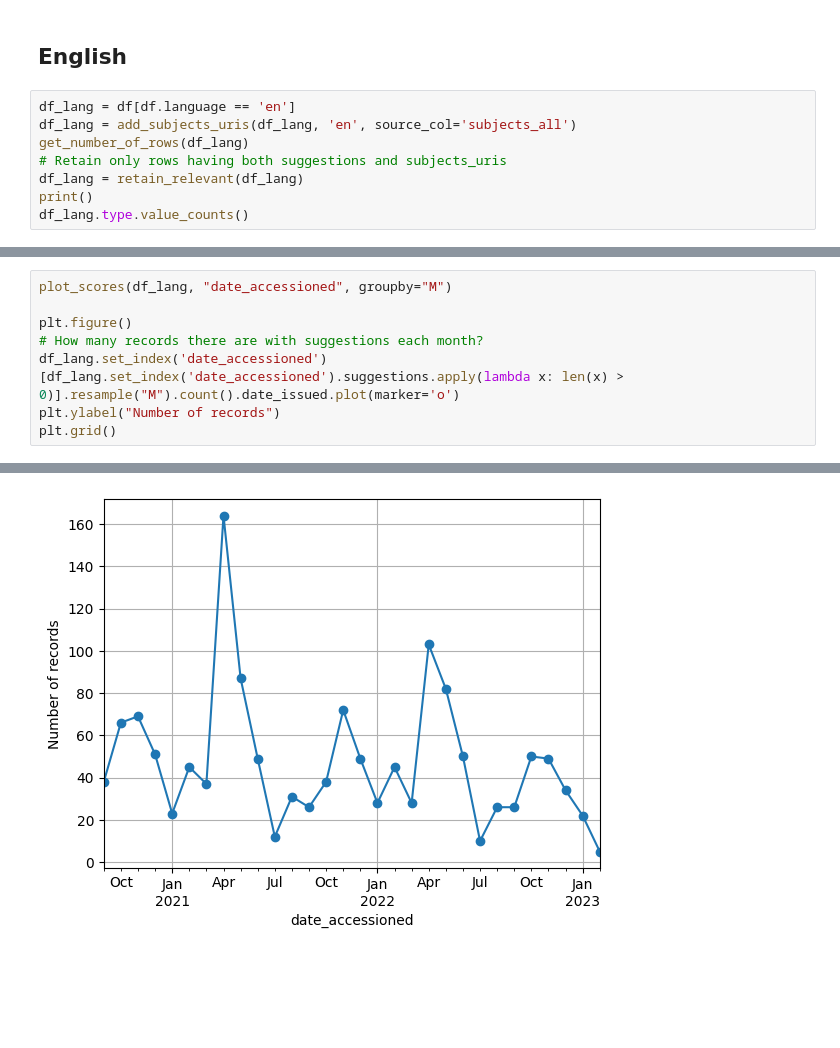
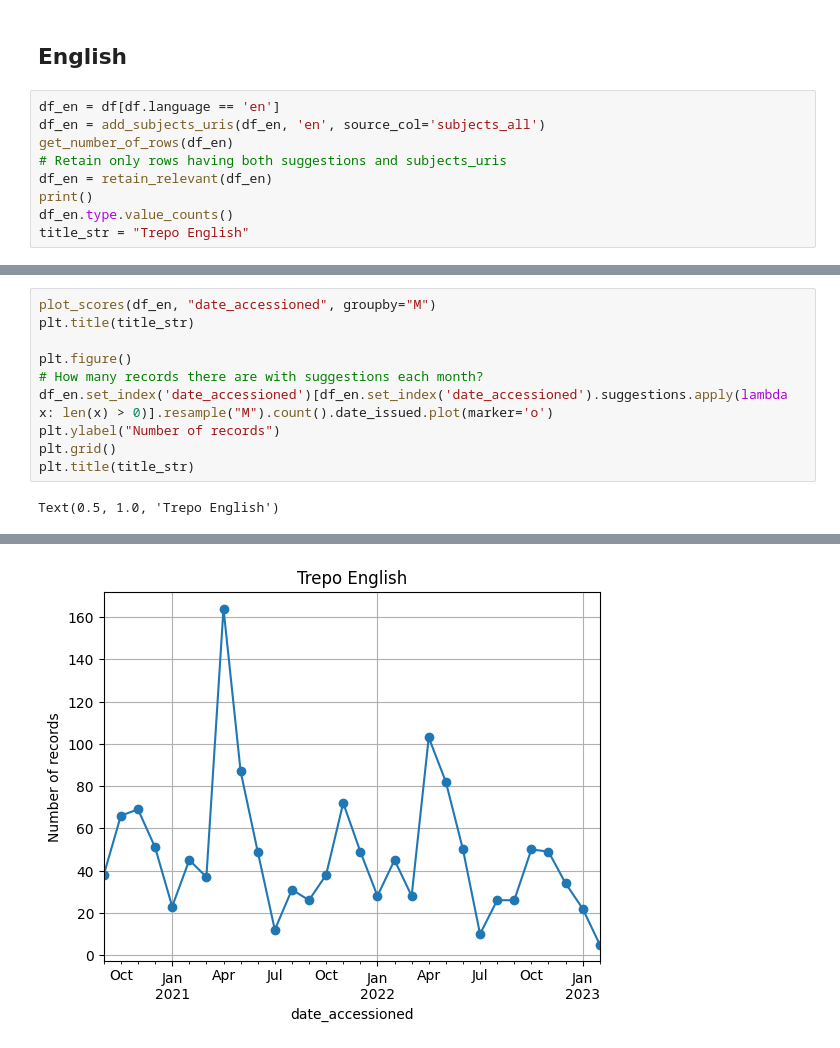
Before and after one commit to NatLibFi/FintoAI-data-YSO, a Jupyter notebook: repository-metrics-analysis/analyse.ipynb, the cells around one changed output, grey strips where cells are left out. Drawn from its saved outputs; the diff is of its cells as text; blank space fills up the shorter version.

```diff
--- a/repository-metrics-analysis/analyse.ipynb
+++ b/repository-metrics-analysis/analyse.ipynb
@@ -326,13 +341,14 @@ are not suggested by Annif.
 # %% [markdown]
 ## English
 # %%
-df_lang = df[df.language == 'en']
-df_lang = add_subjects_uris(df_lang, 'en', source_col='subjects_all')
-get_number_of_rows(df_lang)
+df_en = df[df.language == 'en']
+df_en = add_subjects_uris(df_en, 'en', source_col='subjects_all')
+get_number_of_rows(df_en)
 # Retain only rows having both suggestions and subjects_uris
-df_lang = retain_relevant(df_lang)
+df_en = retain_relevant(df_en)
 print()
-df_lang.type.value_counts()
+df_en.type.value_counts()
+title_str = "Trepo English"
 # %% [output]
 Error normalizing label 'None'
 Error normalizing label 'None'
@@ -378,9 +384,12 @@ Name: type, dtype: int64
 # %%
-plot_scores(df_lang, "date_accessioned", groupby="M")
+plot_scores(df_en, "date_accessioned", groupby="M")
+plt.title(title_str)
 
 plt.figure()
 # How many records there are with suggestions each month?
-df_lang.set_index('date_accessioned')[df_lang.set_index('date_accessioned').suggestions.apply(lambda x: len(x) > 0)].resample("M").count().date_issued.plot(marker='o')
+df_en.set_index('date_accessioned')[df_en.set_index('date_accessioned').suggestions.apply(lambda x: len(x) > 0)].resample("M").count().date_issued.plot(marker='o')
 plt.ylabel("Number of records")
 plt.grid()
+plt.title(title_str)
 # %% [output]
+Text(0.5, 1.0, 'Trepo English')
@@ -388,2 +397,2 @@ plt.grid()
-[figure, old version]
+[figure, new version]
 # %%
```
Also changed, not shown: parts of 29 cells of this notebook.
